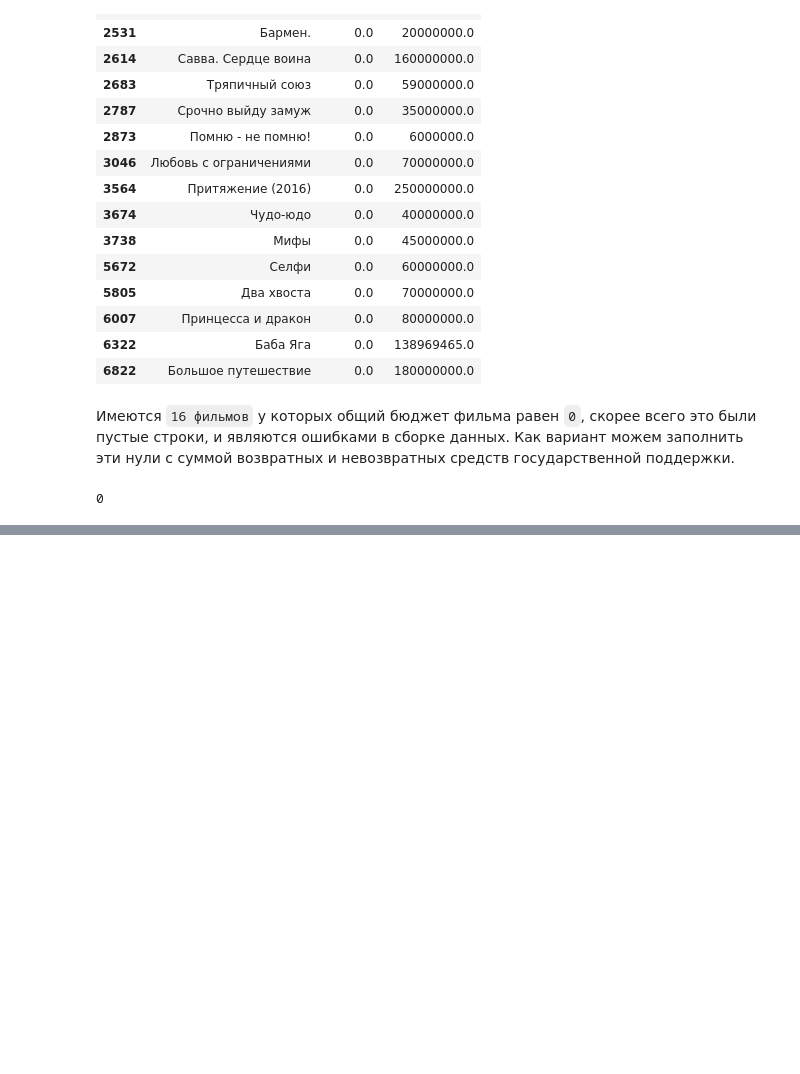
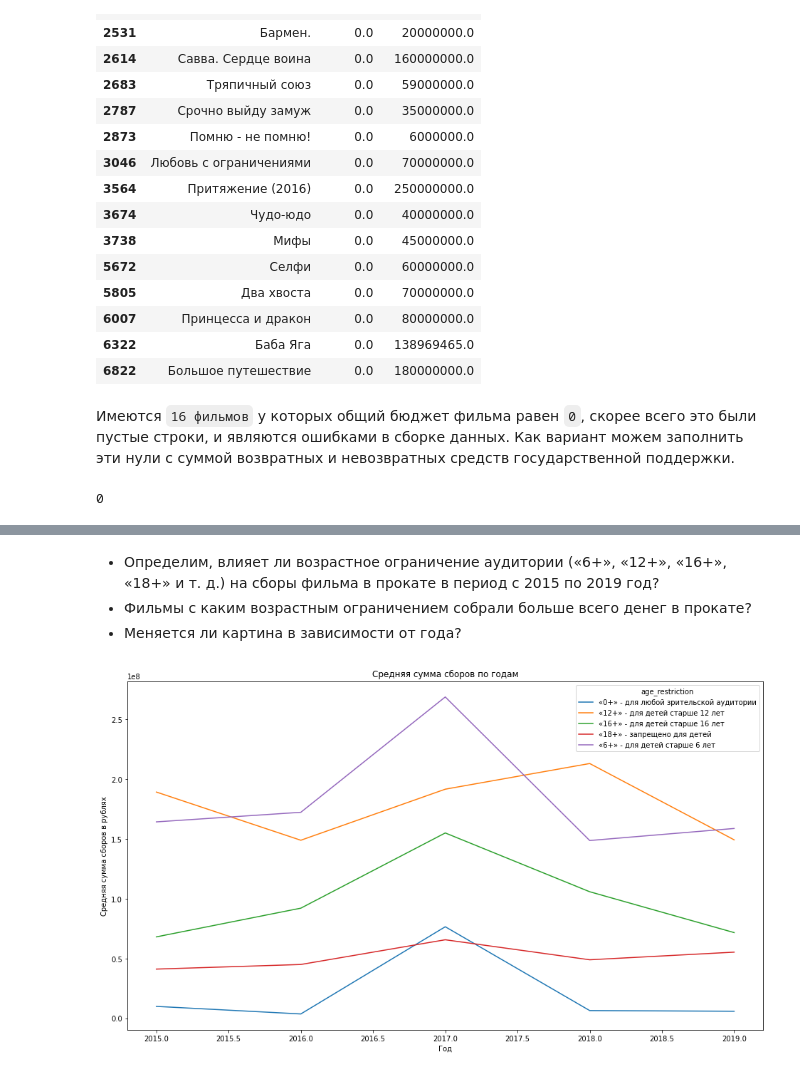
Before and after one commit to yerkebulanali/Yandex-Data-Science-Projects, a Jupyter notebook: Yandex Practicum Project 4.ipynb, the cells around one changed output, grey strips where cells are left out. Drawn from its saved outputs; the diff is of its cells as text; code cells hidden in the pictures; blank space fills up the shorter version.

```diff
--- a/Yandex Practicum Project 4.ipynb
+++ b/Yandex Practicum Project 4.ipynb
@@ -520,0 +693,23 @@ df.boxplot(figsize=(16,9))
+# %% [markdown]
+- Определим, влияет ли возрастное ограничение аудитории («6+», «12+», «16+», «18+» и т. д.) на сборы фильма в прокате в период с 2015 по 2019 год?
+- Фильмы с каким возрастным ограничением собрали больше всего денег в прокате?
+- Меняется ли картина в зависимости от года?
+# %%
+# Считаем среднее, медиану, сумму сборов относительно возрастных ограничении аудитории и каждого года
+age_restriction = box_office.pivot_table(values='box_office',
+                       index=['age_restriction', 'show_start_year'],
+                       aggfunc=['mean', 'median', 'sum']).reset_index()
+age_restriction.columns = ['age_restriction', 'show_start_year', 'mean', 'median', 'sum']
+
+#  Сделаем  с 2015 по 2019 год
+age_restriction = age_restriction[age_restriction['show_start_year'] >= 2015]
+# %%
+# Рисуем график используя seaborn библиотеку
+sns.lineplot(data=age_restriction, x="show_start_year", y="mean", hue='age_restriction')
+plt.gcf().set_size_inches(16,9)
+plt.title('Средняя сумма сборов по годам')
+plt.ylabel('Средняя сумма сборов в рублях')
+plt.xlabel('Год')
+plt.show()
+# %% [output]
+[figure, added]
```
Also changed, not shown: parts of 58 cells of this notebook.
